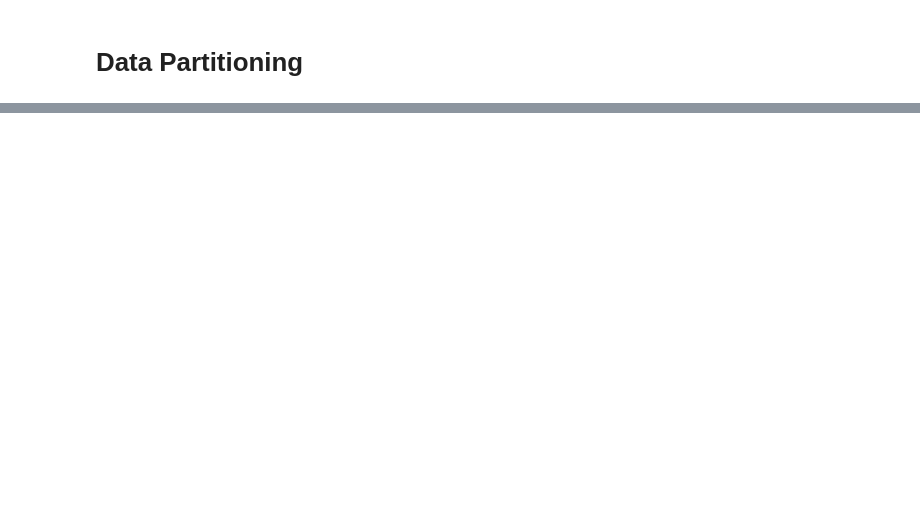
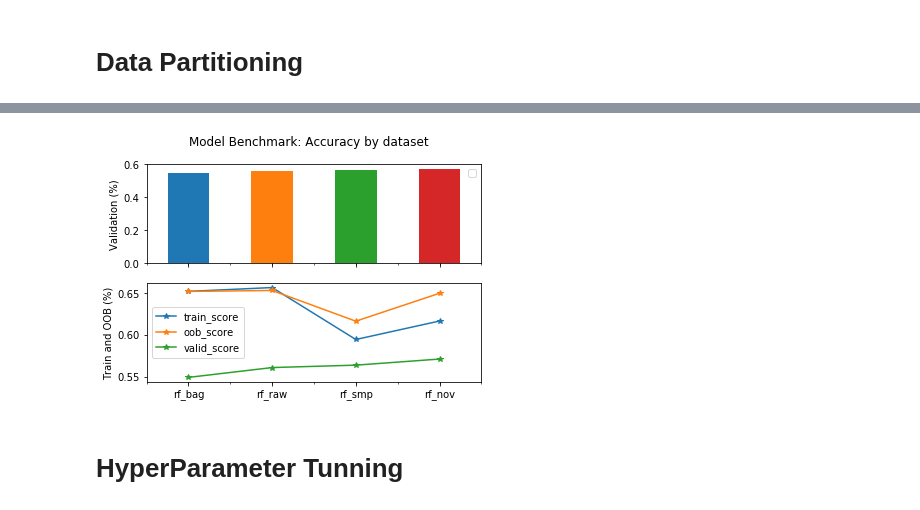
Before and after one commit to manualrg/dslab-ai-for-trading, a Jupyter notebook: alpha_factors/05_alphaml_modbuild.ipynb, the cells around one changed output, grey strips where cells are left out. Drawn from its saved outputs; the diff is of its cells as text; code cells hidden in the pictures; blank space fills up the shorter version.

```diff
--- a/alpha_factors/05_alphaml_modbuild.ipynb
+++ b/alpha_factors/05_alphaml_modbuild.ipynb
@@ -49,0 +53,5 @@ X_train, X_valid, X_test, y_train, y_valid, y_test = mle_utils.train_valid_test_
+# %%
+clf_raw = RandomForestClassifier(**clf_parameters)
+
+clf_raw.fit(X_train, y_train)
+results.loc['rf_raw', :] =  mle_utils.predict_and_score(clf_raw,  X_train, y_train, X_valid, y_valid)
@@ -49,0 +63,14 @@ X_train, X_valid, X_test, y_train, y_valid, y_test = mle_utils.train_valid_test_
+# %%
+X_train_smp, y_train_smp = mle_utils.non_overlapping_samples(X_train, y_train, 4)
+clf_smp = RandomForestClassifier(**clf_parameters)
+clf_smp.fit(X_train_smp, y_train_smp)
+results.loc['rf_smp', :] =  mle_utils.predict_and_score(clf_smp,  X_train, y_train, X_valid, y_valid)
+# %%
+clf_bagging = mle_utils.bagging_classifier(max_samples=0.2, max_features=1.0, parameters=clf_parameters)
+clf_bagging.fit(X_train, y_train)
+results.loc['rf_bag', :] =  mle_utils.predict_and_score(clf_bagging,  X_train, y_train, X_valid, y_valid)
+# %%
+clf_base = RandomForestClassifier(max_features=1.0, **clf_parameters)
+clf_nov = mle_utils.NoOverlapVoter(clf_base, n_skip_samples=4)
+clf_nov.fit(X_train, y_train)
+results.loc['rf_nov', :] =  mle_utils.predict_and_score(clf_nov,  X_train, y_train, X_valid, y_valid)
@@ -49,0 +87,15 @@ X_train, X_valid, X_test, y_train, y_valid, y_test = mle_utils.train_valid_test_
+# %%
+fig, axs = plt.subplots(2, 1, sharex=True)
+ax1, ax2 = axs
+
+results.sort_values(by='valid_score').plot.bar(y='valid_score', ax=ax1)
+ax1.set_ylabel('Validation (%)')
+ax1.legend('')
+results.sort_values(by='valid_score').plot(y=['train_score','oob_score', 'valid_score'], marker='*', ax=ax2)
+ax2.set_ylabel('Train and OOB (%)')
+plt.suptitle('Model Benchmark: Accuracy by dataset')
+plt.show()
+# %% [output]
+[figure, added]
+# %% [markdown]
+# HyperParameter Tunning
```
Also changed, not shown: parts of 37 cells of this notebook, 2 other files.
